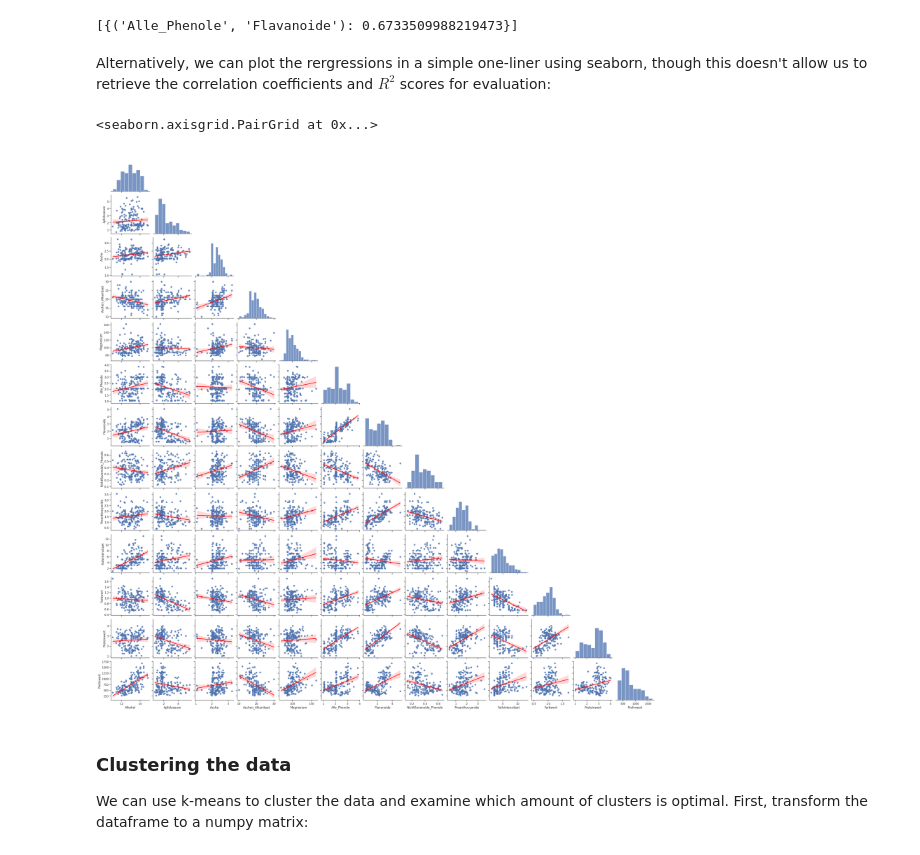
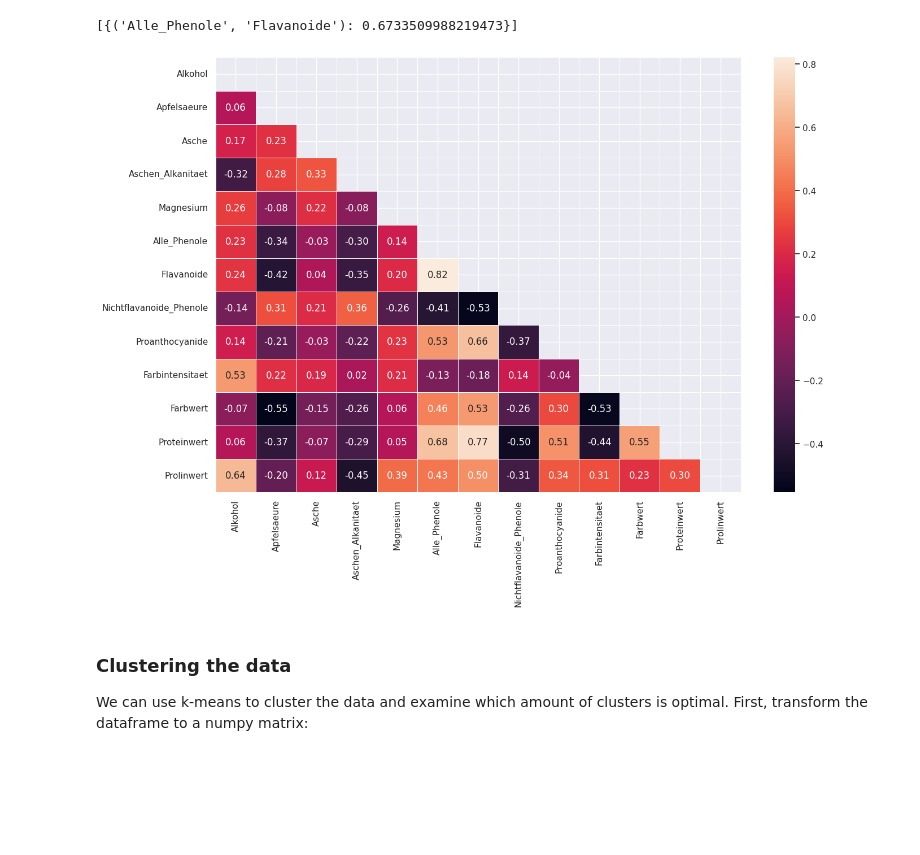
Before and after one commit to ybrenning/ivda, a Jupyter notebook: 02/02-solution.ipynb, the cells around one changed output. Saved outputs shown, nothing was run; the diff lists cells and outputs as text; code cells hidden in the pictures; blank space fills up the shorter version.

```diff
--- a/02/02-solution.ipynb
+++ b/02/02-solution.ipynb
@@ -213,16 +213,15 @@ scores_values = [score for score in scores.values()]
 print([{k: v} for k, v in scores.items() if v == max(scores_values)])
 # %% [output]
 [{('Alle_Phenole', 'Flavanoide'): 0.6733509988219473}]
-# %% [markdown]
-Alternatively, we can plot the rergressions in a simple one-liner using seaborn, though this doesn't allow us to retrieve the correlation coefficients and $ R^2 $ scores for evaluation:
-# %%
-import seaborn as sns
-
-sns.set(style='ticks', color_codes=True)
-sns.pairplot(data=df, kind='reg', corner=True, plot_kws={'line_kws':{'color':'red'}})
-# %% [output]
-<seaborn.axisgrid.PairGrid at 0x...>
-[figure, removed]
+# %%
+corr = df.corr()
+mask = np.triu(np.ones_like(corr, dtype=bool))
+
+plt.figure(figsize=(15,10), edgecolor="#04253a")
+sns.heatmap(corr, annot=True, mask=mask, linewidths=.5, fmt=".2f")
+plt.show()
+# %% [output]
+[figure, added]
 # %% [markdown]
 ### Clustering the data
 
```
Also changed, not shown: parts of 7 cells of this notebook.
